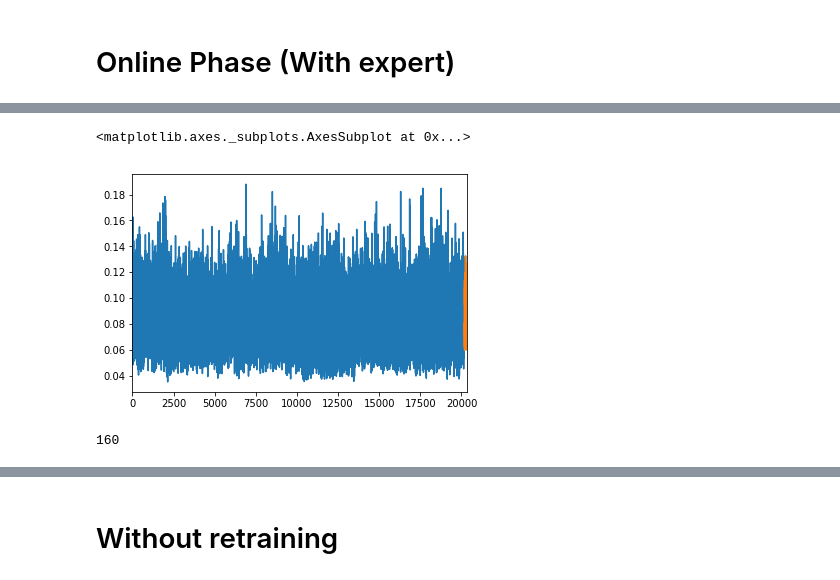
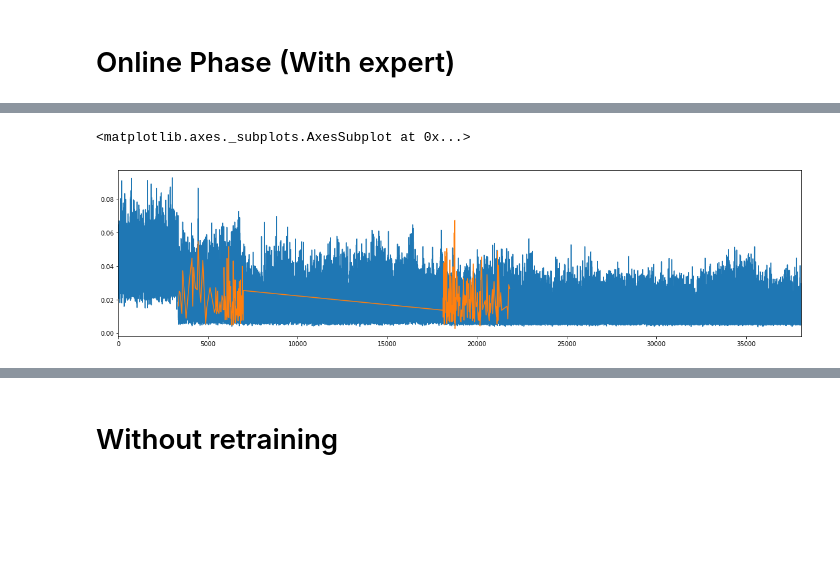
Before and after one commit to binli826/LSTM-Autoencoders, a Jupyter notebook: src/Experiments/Online_forest.ipynb, the cells around one changed output, grey strips where cells are left out. Saved outputs shown, nothing was run; the diff lists cells and outputs as text; code cells hidden in the pictures; blank space fills up the shorter version.

```diff
--- a/src/Experiments/Online_forest.ipynb
+++ b/src/Experiments/Online_forest.ipynb
@@ -18,10 +18,10 @@ batch_num = 8
 hidden_num = 25
 step_num = 10
 elem_num = 7
-init_wins = 0
+init_wins =20000
 
 names = [str(x) for x in range(elem_num)] +["label"]
-forest = pd.read_csv("C:/Users/Bin/Desktop/Thesis/dataset/forest/type1test.csv",names=names,skiprows=step_num*init_wins)
+forest = pd.read_csv("C:/Users/Bin/Desktop/Thesis/dataset/forest.csv",names=names,skiprows=step_num*init_wins)
 forest_tmp = forest[70000:270000]
 forest = pd.concat((forest[:70000],forest[270000:]),axis=0)
 forest = pd.concat((forest,forest_tmp),axis=0)
@@ -198,8 +198,8 @@ for data in test_set_list:
         #scores = pd.Series(scores)
 
         all_scores.append(scores)
-        output +=  [np.array(heapq.nlargest(10,ss)).mean() for ss in np.array(scores).reshape(batch_num,step_num)]
-#        output += [ss.max() for ss in np.array(scores).reshape(batch_num,step_num)]
+#        output +=  [np.array(heapq.nlargest(10,ss)).mean() for ss in np.array(scores).reshape(batch_num,step_num)]
+        output += [ss.max() for ss in np.array(scores).reshape(batch_num,step_num)]
         pred = [scores[b*step_num:(b+1)*step_num] for b in range(batch_num)]  # (8,30)
 
         label = [expert[count*batch_num+b] for b in range(batch_num)]
@@ -239,7 +239,7 @@ for data in test_set_list:
         #n_buf = list(np.concatenate(n_buf,axis=0)) if len(n_buf) != 0 else list(n_buf)
         #a_buf = list(np.concatenate(a_buf,axis=0)) if len(a_buf) != 0 else list(a_buf)
 
-        if len(n_buf)>=batch_num*step_num*100 and len(a_buf) !=0:
+        if len(n_buf)>=batch_num*step_num*400 and len(a_buf) !=0:
             while (len(a_buf) < batch_num*step_num):
                 a_buf += a_buf
 
@@ -446,10 +337,7 @@ foo = [1674, 1699, 1724, 1773, 1796, 1892, 1986, 2055, 2078, 2101, 2150, 2199, 2
 # %%
-pd.Series(output).plot()
-pd.Series(output)[anomaly_index].plot()
+
+pd.Series(np.array(output)).plot(figsize=(20,5))
+pd.Series(np.array(all_scores).ravel())[anomaly_index].plot(figsize=(20,5))
 # %% [output]
 <matplotlib.axes._subplots.AxesSubplot at 0x...>
-[figure, old version]
+[figure, new version]
-# %%
-len(test_set_list)
-# %% [output]
-160
```
Also changed, not shown: parts of 26 cells of this notebook, 9 other files.
